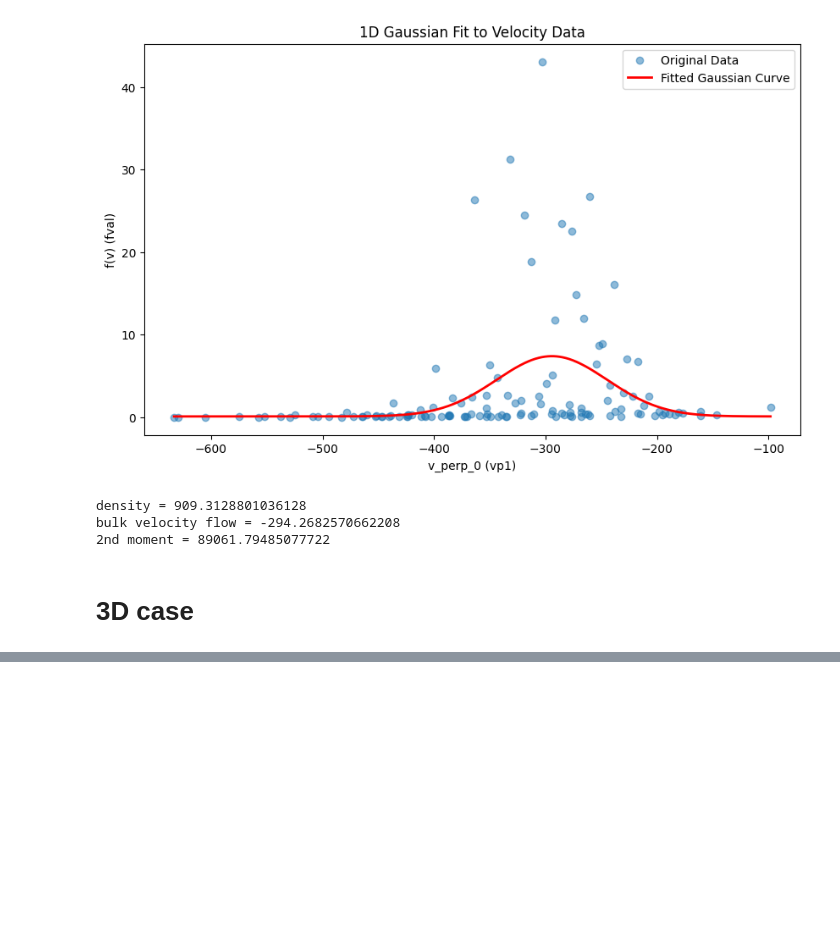
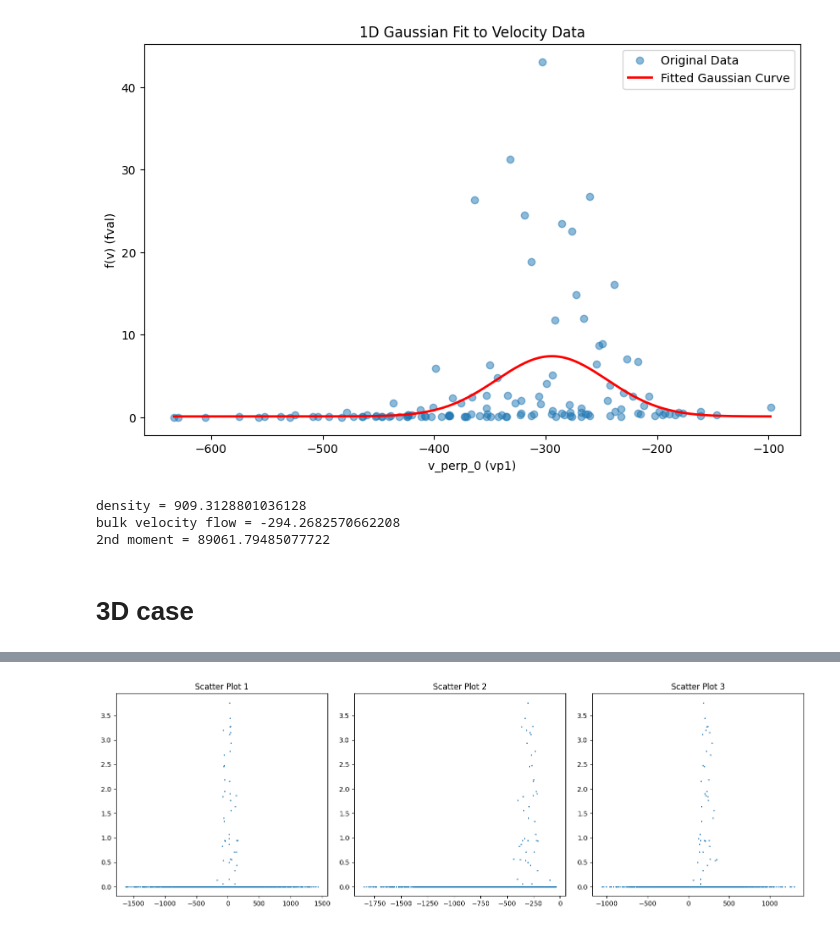
Before and after one commit to whosphong/SML_PSP_THESIS, a Jupyter notebook: Normal_curve_fit.ipynb, the cells around one changed output, grey strips where cells are left out. Saved outputs shown, nothing was run; the diff lists cells and outputs as text; code cells hidden in the pictures; blank space fills up the shorter version.

```diff
--- a/Normal_curve_fit.ipynb
+++ b/Normal_curve_fit.ipynb
@@ -131,22 +130,0 @@ plt.show()
-# %%
-import numpy as np
-import matplotlib.pyplot as plt
-from scipy.optimize import curve_fit
-from mpl_toolkits.mplot3d import Axes3D # Necessary for true 3D plotting, though we use projections below
-import pandas as pd # Assuming your data is in a pandas DataFrame 'df'
-
-# --- Setup: Load Data (Assuming 'df' exists from your 1D code) ---
-# df = pd.read_csv('your_data_file.csv') # Example loading
-# vp0, vp1, vpa, fval = df["v_perp_0"], df["v_perp_1"], df["v_para"], df["f(v)"]
-# Using the non-zero filtered data is generally better for pure VDF fitting:
-vp0, vp1, vpa, fval = vp0_nz, vp1_nz, vpa_nz, fval_nz
-
-# --- 1. Define the 3D Gaussian Function ---
-
-def gaussian_vdf3d(X, A, mux, muy, muz, sigmax, sigmay, sigmaz, c):
-    # X is a tuple/list of arrays: (x_data, y_data, z_data)
-    x, y, z = X
-    exponent = ((x - mux)**2 / (2 * sigmax**2) +
-                (y - muy)**2 / (2 * sigmay**2) +
-                (z - muz)**2 / (2 * sigmaz**2))
-    return c + A * np.exp(-exponent)
@@ -229,0 +181,18 @@ Variances (sigmax^2, sigmay^2, sigmaz^2) = 3222.58, 2114.61, 2170.46
+# %%
+fval_floor = np.clip(fval, 1, None)
+# %%
+fig, axes = plt.subplots(nrows=1, ncols=3, figsize=(15, 5))
+
+axes[0].scatter(vp0, np.log(fval_floor), s=1,)
+axes[0].set_title('Scatter Plot 1')
+
+axes[1].scatter(vp1, np.log(fval_floor), s=1,)
+axes[1].set_title('Scatter Plot 2')
+
+axes[2].scatter(vpa, np.log(fval_floor), s=1,)
+axes[2].set_title('Scatter Plot 3')
+
+plt.tight_layout()
+plt.show()
+# %% [output]
+[figure, added]
```
Also changed, not shown: parts of 7 cells of this notebook, 12 other files.
